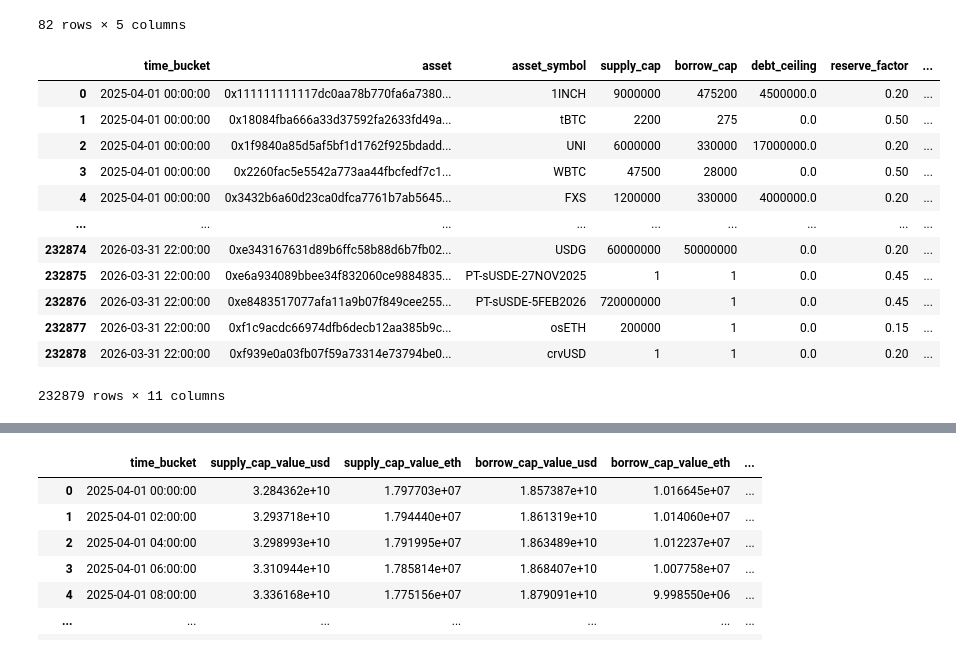
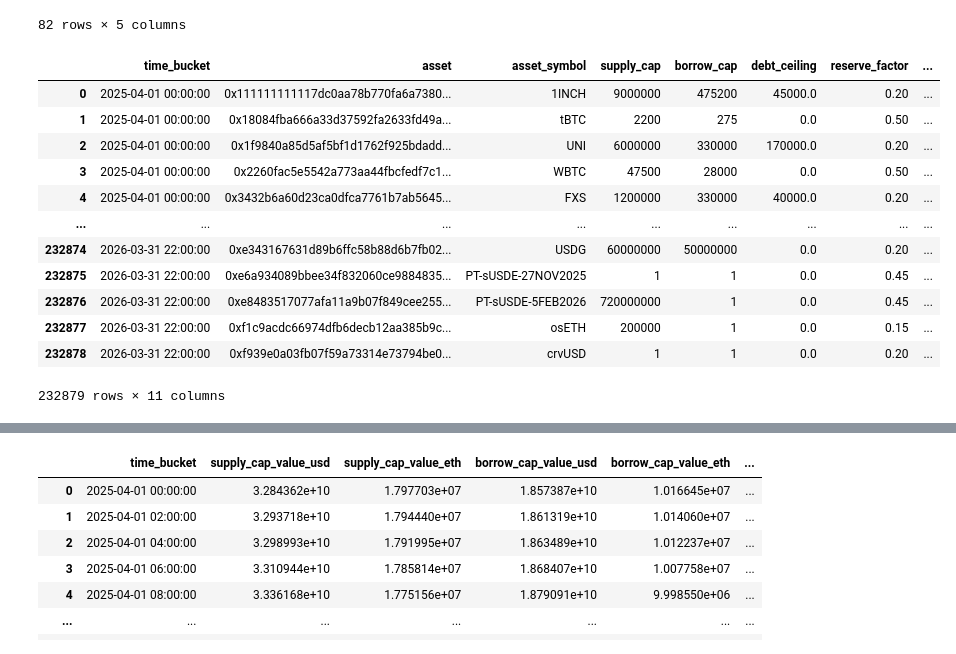
Before and after one commit to md-arham-ali/AAve_v3.1_Credit_risk_scoring, a Jupyter notebook: transform.ipynb, the cells around one changed output, grey strips where cells are left out. Saved outputs shown, nothing was run; the diff lists cells and outputs as text; code cells hidden in the pictures.

```diff
--- a/transform.ipynb
+++ b/transform.ipynb
@@ -698,15 +691,16 @@ query_7711290: 82 rows x 5 cols
 82 rows × 5 columns
 # %%
 # reserve_config is pre-normalized in normalize.ipynb — scaling removed here
-df_2_reserve_config = df_0_reserve_config
+df_2_reserve_config = df_0_reserve_config.copy()
+df_2_reserve_config["debt_ceiling"] = df_2_reserve_config["debt_ceiling"] / 1e2
 df_2_reserve_config
 # %% [output]
 |  | time_bucket | asset | asset_symbol | supply_cap | borrow_cap | debt_ceiling | reserve_factor | ... |
-| 0 | 2025-04-01 00:00:00 | 0x111111111117dc0aa78b770fa6a7380... | 1INCH | 9000000 | 475200 | 4500000.0 | 0.20 | ... |
+| 0 | 2025-04-01 00:00:00 | 0x111111111117dc0aa78b770fa6a7380... | 1INCH | 9000000 | 475200 | 45000.0 | 0.20 | ... |
 | 1 | 2025-04-01 00:00:00 | 0x18084fba666a33d37592fa2633fd49a... | tBTC | 2200 | 275 | 0.0 | 0.50 | ... |
-| 2 | 2025-04-01 00:00:00 | 0x1f9840a85d5af5bf1d1762f925bdadd... | UNI | 6000000 | 330000 | 17000000.0 | 0.20 | ... |
+| 2 | 2025-04-01 00:00:00 | 0x1f9840a85d5af5bf1d1762f925bdadd... | UNI | 6000000 | 330000 | 170000.0 | 0.20 | ... |
 | 3 | 2025-04-01 00:00:00 | 0x2260fac5e5542a773aa44fbcfedf7c1... | WBTC | 47500 | 28000 | 0.0 | 0.50 | ... |
-| 4 | 2025-04-01 00:00:00 | 0x3432b6a60d23ca0dfca7761b7ab5645... | FXS | 1200000 | 330000 | 4000000.0 | 0.20 | ... |
+| 4 | 2025-04-01 00:00:00 | 0x3432b6a60d23ca0dfca7761b7ab5645... | FXS | 1200000 | 330000 | 40000.0 | 0.20 | ... |
 | ... | ... | ... | ... | ... | ... | ... | ... | ... |
 | 232874 | 2026-03-31 22:00:00 | 0xe343167631d89b6ffc58b88d6b7fb02... | USDG | 60000000 | 50000000 | 0.0 | 0.20 | ... |
 | 232875 | 2026-03-31 22:00:00 | 0xe6a934089bbee34f832060ce9884835... | PT-sUSDE-27NOV2025 | 1 | 1 | 0.0 | 0.45 | ... |
```
Also changed, not shown: parts of 5 cells of this notebook, 7 other files.
